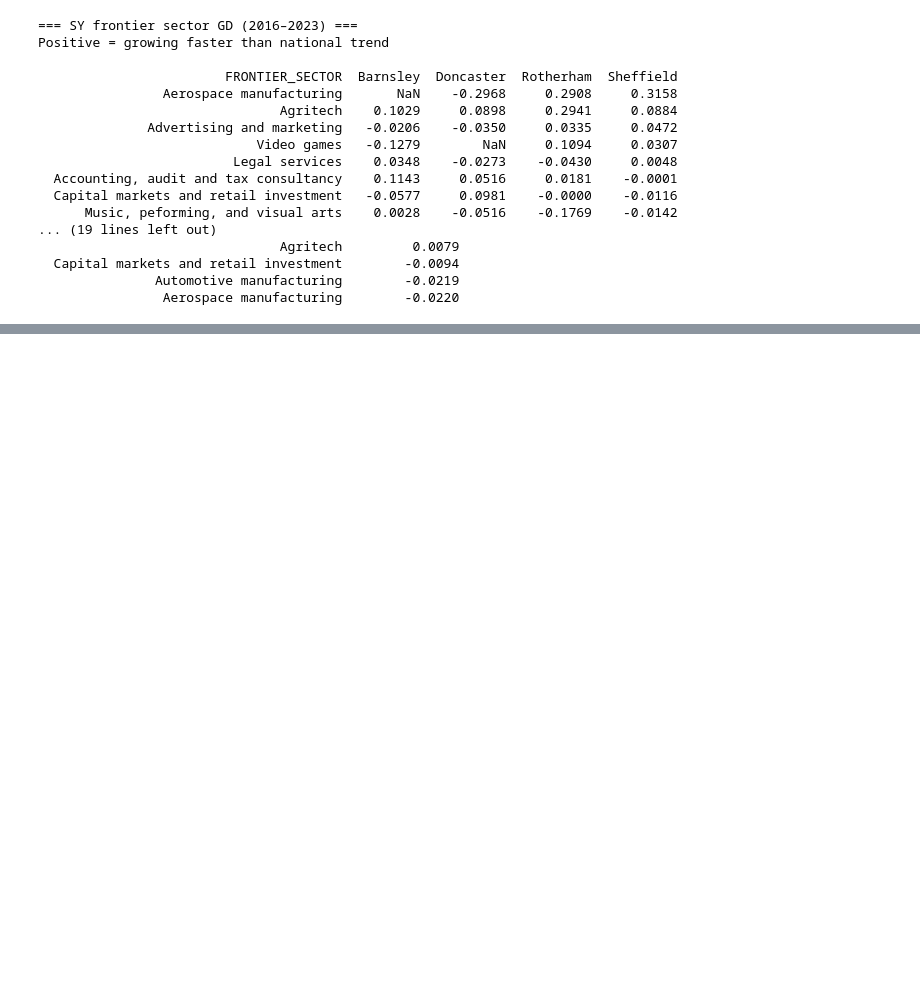
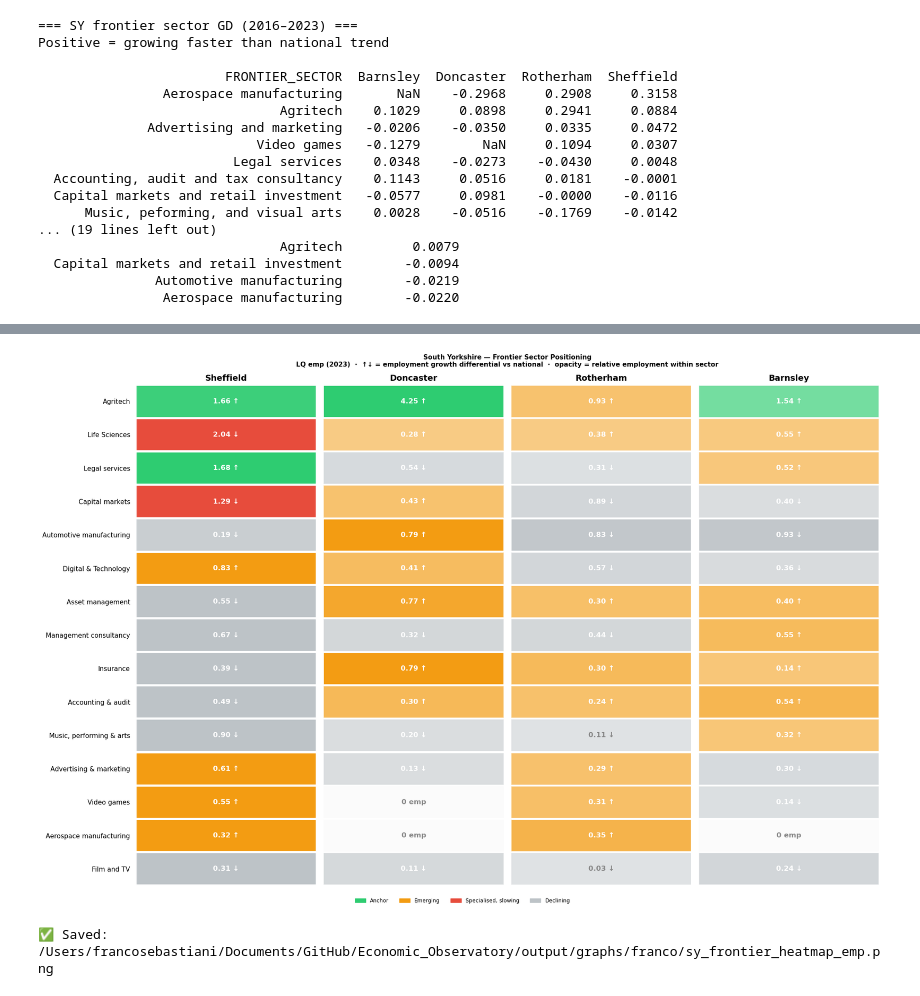
Before and after one commit to Phirtia/Economic_Observatory, a Jupyter notebook: notebooks/Franco/frontier_sectors.ipynb, the cells around one changed output, grey strips where cells are left out. Saved outputs shown, nothing was run; the diff lists cells and outputs as text; code cells hidden in the pictures; blank space fills up the shorter version.

Commit message:
update frontier analysis

```diff
--- a/notebooks/Franco/frontier_sectors.ipynb
+++ b/notebooks/Franco/frontier_sectors.ipynb
@@ -519 +546,69 @@ print("✅ Saved")
 ✅ Saved
+# %%
+# Replace the plotting loop with row-normalised opacity
+# All other code stays the same — just swap this section
+
+# ── Row-normalised max employment per sector ──────────────────────────────────
+row_max = (
+    hmap.groupby("FRONTIER_SECTOR")["OBS_VALUE"].max()
+    .rename("row_max")
+)
+hmap = hmap.merge(row_max, on="FRONTIER_SECTOR")
+
+# ── Plot ──────────────────────────────────────────────────────────────────────
+n_rows = len(sector_order)
+n_cols = len(LADS)
+
+fig, ax = plt.subplots(figsize=(n_cols * 5.0, n_rows * 0.85))
+ax.set_xlim(-0.5, n_cols - 0.5)
+ax.set_ylim(-0.5, n_rows - 0.5)
+ax.set_aspect("auto")
+ax.spines[:].set_visible(False)
+ax.tick_params(length=0)
+
+for col, lad in enumerate(LADS):
+    for row, sector in enumerate(sector_order):
+        sub = hmap[(hmap["LAD"] == lad) & (hmap["FRONTIER_SECTOR"] == sector)]
+        if sub.empty or (sub.iloc[0]["OBS_VALUE"] == 0):
+            colour, alpha, txt = "#f5f5f5", 0.3, "0 emp"
+        else:
+            r      = sub.iloc[0]
+            colour = QUADRANT_COLOURS[r["quadrant"]]
+            alpha  = 0.35 + 0.65 * (r["OBS_VALUE"] / r["row_max"]) ** 0.5
+            arrow  = "↑" if r["gd_emp"] > 0 else "↓"
+            txt    = f"{r['lq_emp']:.2f} {arrow}"
+
+        rect = plt.Rectangle(
+            [col - 0.48, row - 0.48], 0.96, 0.96,
+            color=colour, alpha=alpha, ec="white", lw=1.5
+        )
+        ax.add_patch(rect)
+        ax.text(col, row, txt, ha="center", va="center",
+                fontsize=12, fontweight="bold",
+                color="white" if alpha > 0.5 else "#888")
+
+ax.set_xticks(range(n_cols))
+ax.set_xticklabels(LADS, fontsize=14, fontweight="bold")
+ax.set_yticks(range(n_rows))
+ax.set_yticklabels(short_order, fontsize=11)
+ax.xaxis.tick_top()
+
+patches = [mpatches.Patch(color=c, label=l) for l, c in QUADRANT_COLOURS.items()]
+fig.legend(handles=patches, loc="lower center", ncol=4,
+           fontsize=9, frameon=False, bbox_to_anchor=(0.5, -0.03))
+
+ax.set_title(
+    "South Yorkshire — Frontier Sector Positioning\n"
+    "LQ emp (2023)  ·  ↑↓ = employment growth differential vs national"
+    "  ·  opacity = relative employment within sector",
+    fontsize=11, fontweight="bold", pad=30
+)
+
+plt.tight_layout()
+fname = f"{OUTPUT_DIR}/sy_frontier_heatmap_emp.png"
+plt.savefig(fname, dpi=150, bbox_inches="tight")
+plt.show()
+print(f"✅ Saved: {fname}")
+# %% [output]
+[figure, added]
+✅ Saved: /Users/francosebastiani/Documents/GitHub/Economic_Observatory/output/graphs/franco/sy_frontier_heatmap_emp.png
```
Also changed, not shown: parts of 9 cells of this notebook, 17 other files.
